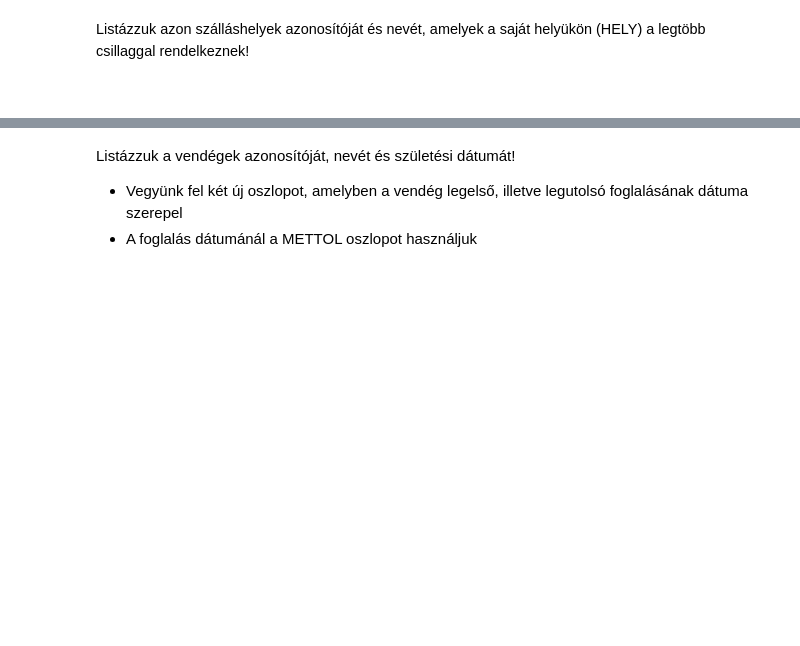
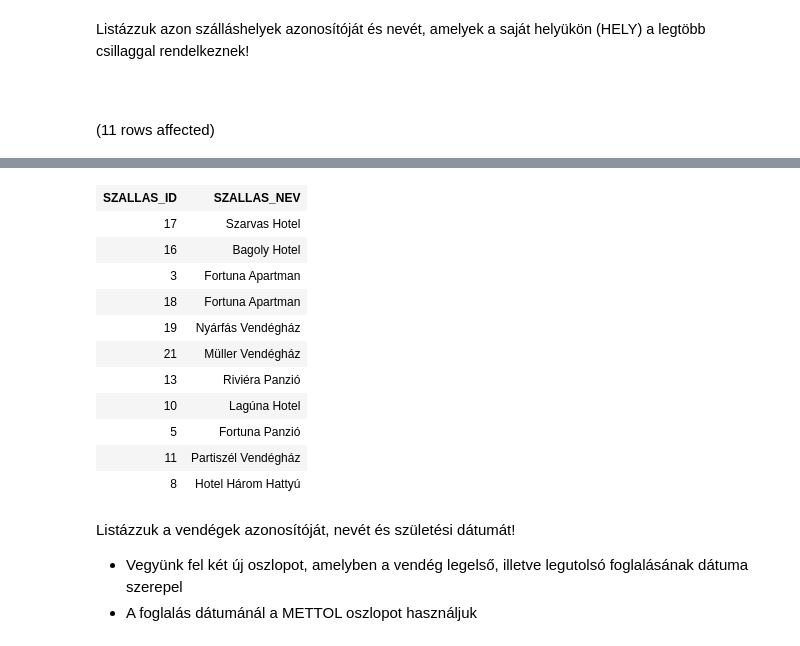
Before and after one commit to psziladi/adatbazis_sql, a Jupyter notebook: ZH4.ipynb, the cells around one changed output, grey strips where cells are left out. Saved outputs shown, nothing was run; the diff lists cells and outputs as text; code cells hidden in the pictures; blank space fills up the shorter version.

```diff
--- a/ZH4.ipynb
+++ b/ZH4.ipynb
@@ -32,10 +32,12 @@ Total execution time: 00:00:00.085
 
 <span style="color: rgb(0, 0, 0); font-family: &quot;Open Sans&quot;, sans-serif; font-size: 14.44px; background-color: rgb(255, 255, 255);"><br></span>
 # %%
-SELECT SZALLAS_ID, SZALLAS_NEV
-FROM szallashely
-WHERE CSILLAGOK_SZAMA = (
-  SELECT MAX(CSILLAGOK_SZAMA)
-  FROM szallashely
-  WHERE
+SELECT sz1.SZALLAS_ID, sz1.SZALLAS_NEV
+FROM szallashely sz1
+WHERE sz1.CSILLAGOK_SZAMA = (
+  SELECT MAX(sz2.CSILLAGOK_SZAMA)
+  FROM szallashely sz2
+  WHERE sz1.HELY = sz2.HELY
 )
+# %% [output]
+(11 rows affected)
@@ -42,3 +45,15 @@ WHERE CSILLAGOK_SZAMA = (
+| SZALLAS_ID | SZALLAS_NEV |
+| 17 | Szarvas Hotel |
+| 16 | Bagoly Hotel |
+| 3 | Fortuna Apartman |
+| 18 | Fortuna Apartman |
+| 19 | Nyárfás Vendégház |
+| 21 | Müller Vendégház |
+| 13 | Riviéra Panzió |
+| 10 | Lagúna Hotel |
+| 5 | Fortuna Panzió |
+| 11 | Partiszél Vendégház |
+| 8 | Hotel Három Hattyú |
 # %% [markdown]
 Listázzuk a vendégek azonosítóját, nevét és születési dátumát!
 
```
Also changed, not shown: parts of 8 cells of this notebook.
